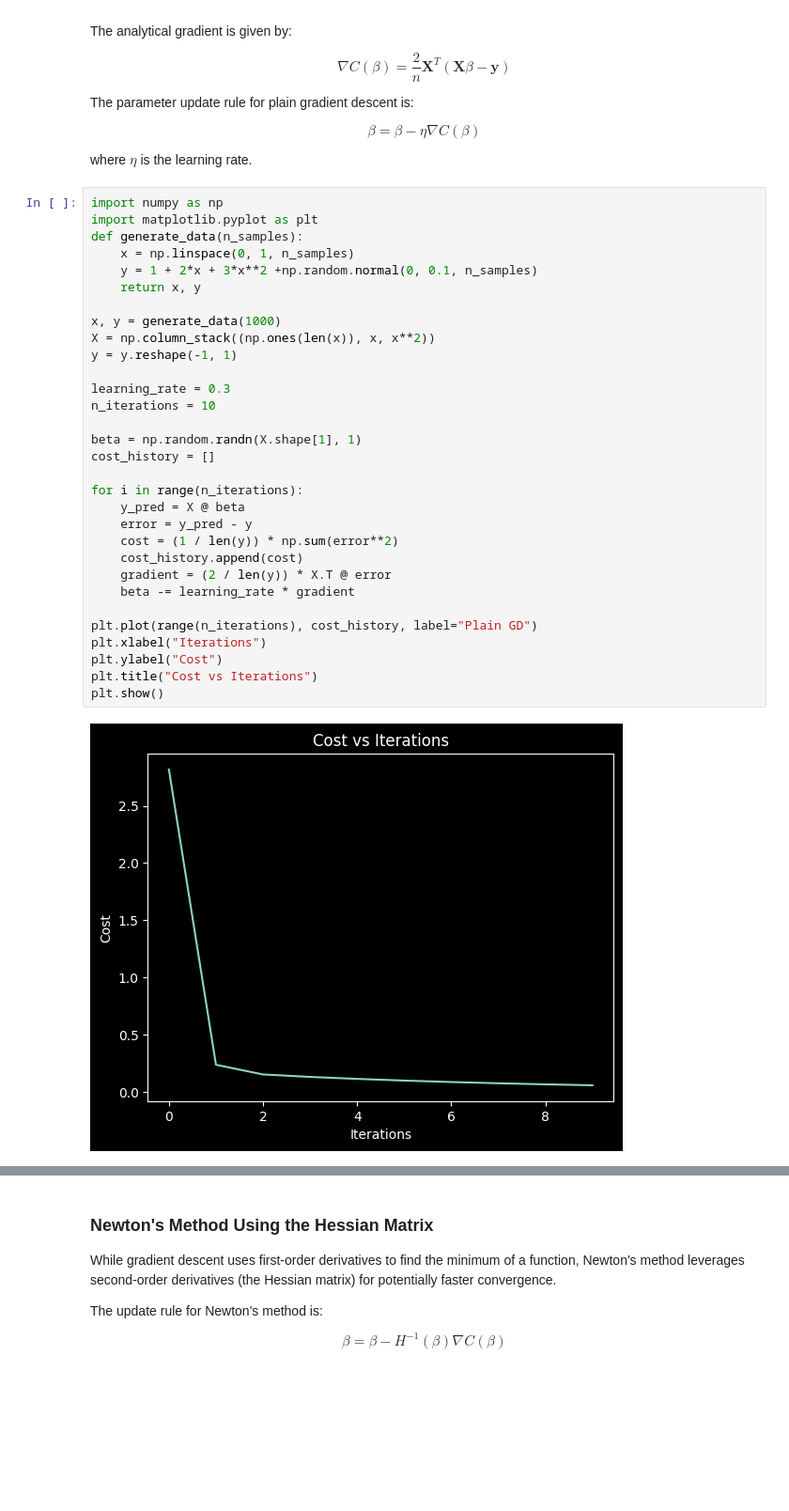
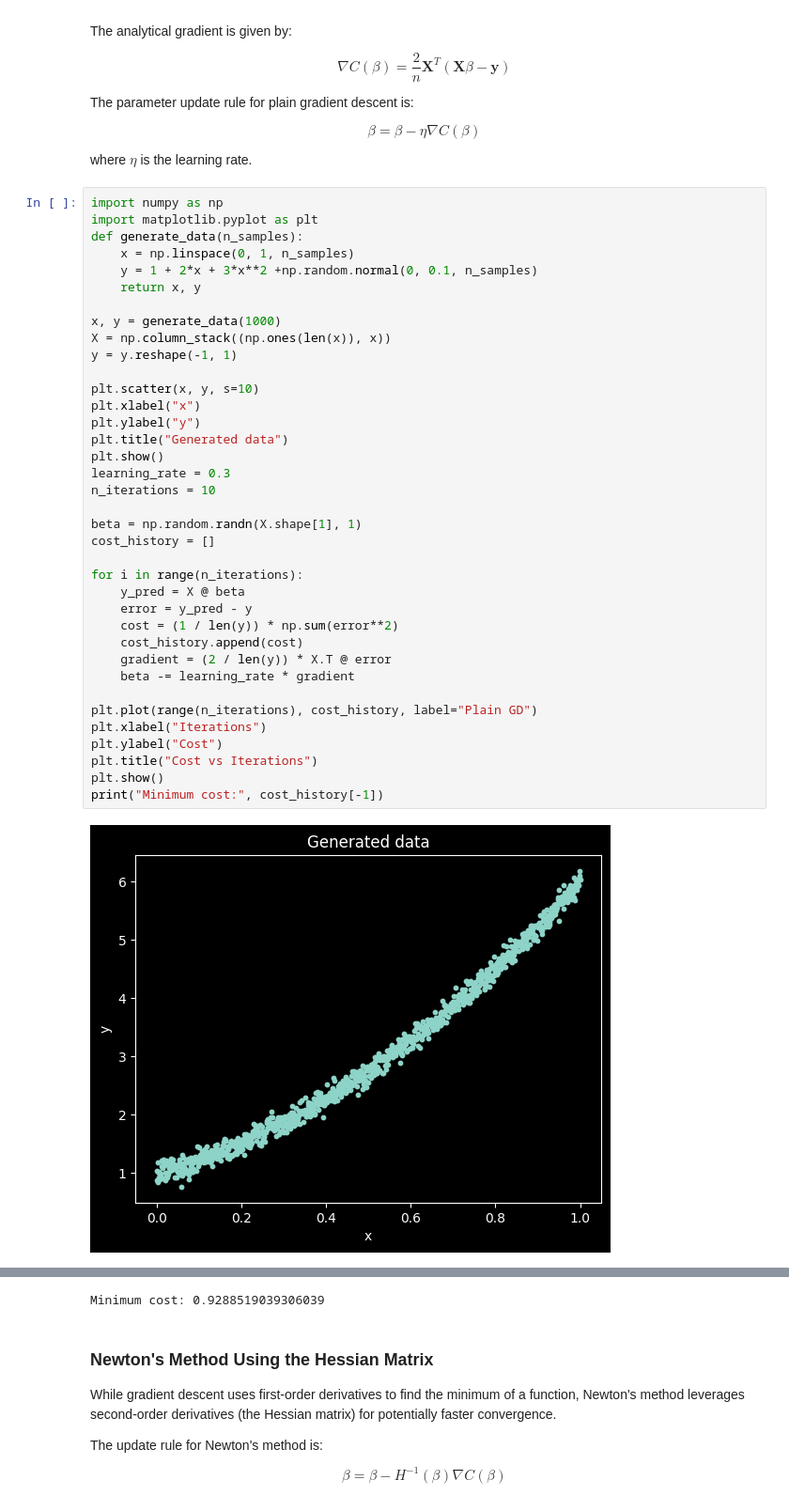
Before and after one commit to javidaf/expert-machine, a Jupyter notebook: ml-p2/ml_p2/notebooks/E41.ipynb, the cells around one changed output, grey strips where cells are left out. Shown: that part at 94% size. Drawn from its saved outputs; the diff is of its cells as text; blank space fills up the shorter version.

```diff
--- a/ml-p2/ml_p2/notebooks/E41.ipynb
+++ b/ml-p2/ml_p2/notebooks/E41.ipynb
@@ -18,32 +18,38 @@ where $ \eta $ is the learning rate.
 import numpy as np
 import matplotlib.pyplot as plt
 def generate_data(n_samples):
     x = np.linspace(0, 1, n_samples)
     y = 1 + 2*x + 3*x**2 +np.random.normal(0, 0.1, n_samples)
     return x, y
 
 x, y = generate_data(1000)
-X = np.column_stack((np.ones(len(x)), x, x**2))
+X = np.column_stack((np.ones(len(x)), x))
 y = y.reshape(-1, 1)
 
+plt.scatter(x, y, s=10)
+plt.xlabel("x")
+plt.ylabel("y")
+plt.title("Generated data")
+plt.show()
 learning_rate = 0.3
 n_iterations = 10
 
 beta = np.random.randn(X.shape[1], 1)
 cost_history = []
 
 for i in range(n_iterations):
     y_pred = X @ beta
     error = y_pred - y
     cost = (1 / len(y)) * np.sum(error**2)
     cost_history.append(cost)
     gradient = (2 / len(y)) * X.T @ error
     beta -= learning_rate * gradient
 
 plt.plot(range(n_iterations), cost_history, label="Plain GD")
 plt.xlabel("Iterations")
 plt.ylabel("Cost")
 plt.title("Cost vs Iterations")
 plt.show()
+print("Minimum cost:", cost_history[-1])
 # %% [output]
-[figure, old version]
+[figure, new version]
@@ -50,3 +57,4 @@ plt.show()
+Minimum cost: 0.9288519039306039
 # %% [markdown]
 ### Newton's Method Using the Hessian Matrix
 
```
Also changed, not shown: parts of 15 cells of this notebook.
